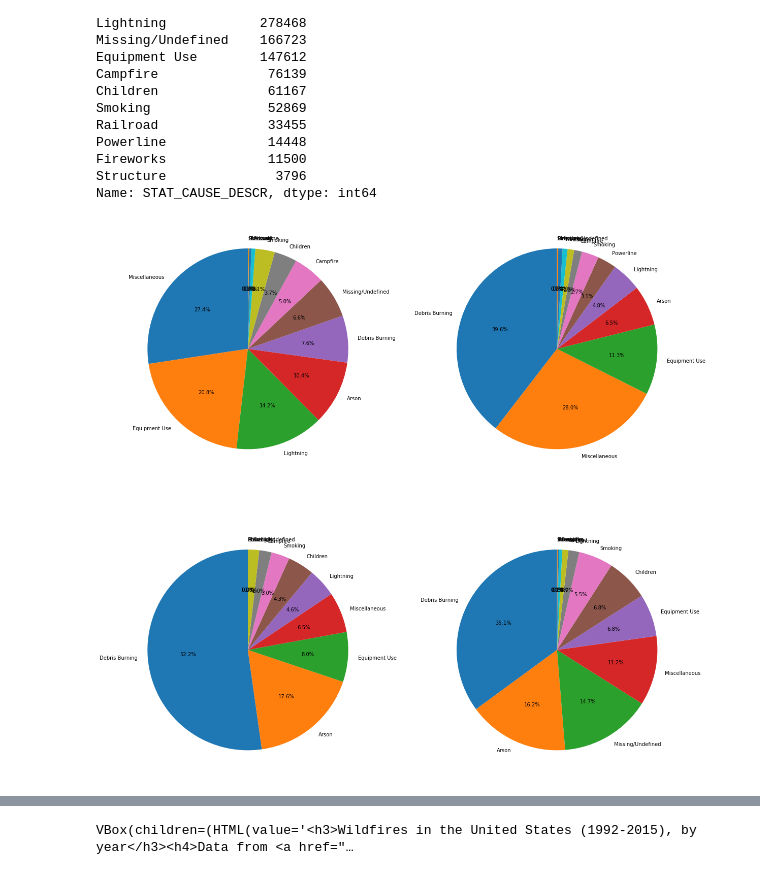
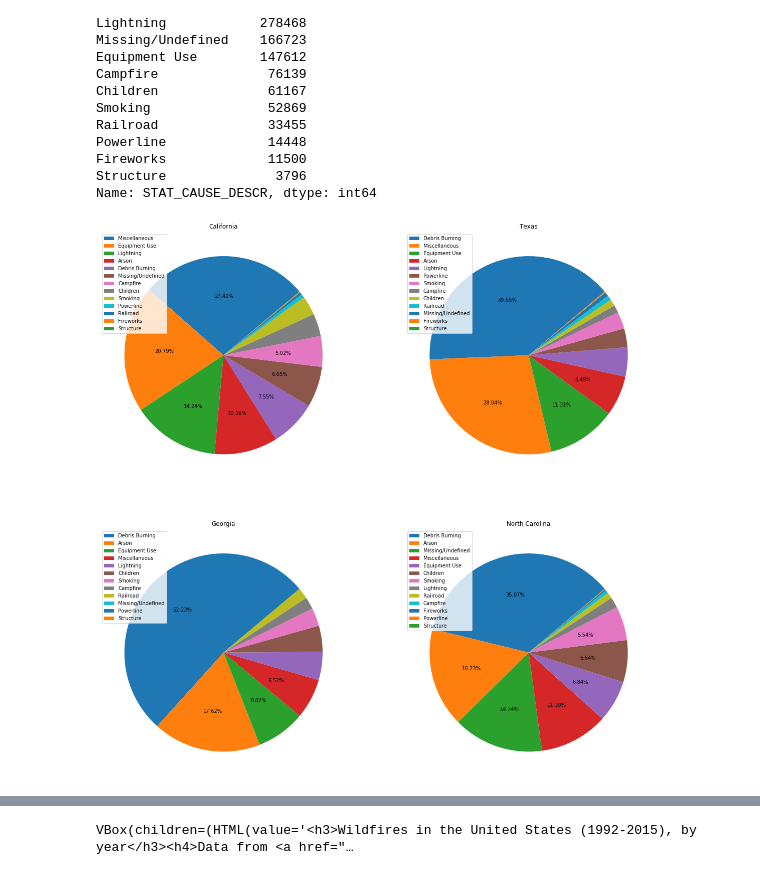
Before and after one commit to BryanSouza91/Project_1, a Jupyter notebook: Fire_Data_Analysis.ipynb, the cells around one changed output, grey strips where cells are left out. Saved outputs shown, nothing was run; the diff lists cells and outputs as text; code cells hidden in the pictures.

```diff
--- a/Fire_Data_Analysis.ipynb
+++ b/Fire_Data_Analysis.ipynb
@@ -67,0 +89,13 @@ plt.show()
+# %%
+fig, axs = plt.subplots(2, 1,figsize=(20,10))
+ax1 = axs[0]
+ax1.plot(years,nc_avg_fire_size)
+ax1.set_ylabel("North Carolina \n Average Fire Size(Acres)")
+ax1.set_ylim([-5,190])
+ax2 = axs[1]
+ax2.plot(years,nc_sum_fire_size)
+ax2.set_ylabel("North Carolina \n Sum of Fire Size (Acres)")
+ax2.set_ylim([-5,max(nc_sum_fire_size)+100000])
+plt.rcParams.update({'font.size': 10})
+plt.show()
+fig.savefig("nc_line.png")
@@ -92,20 +128,48 @@ ca_fire_size = fire_data_df[fire_data_df["STATE"] == "CA"]["FIRE_SIZE"]
 ga_fire_size = fire_data_df[fire_data_df["STATE"] == "GA"]["FIRE_SIZE"]
 tx_fire_size = fire_data_df[fire_data_df["STATE"] == "TX"]["FIRE_SIZE"]
 nc_fire_size = fire_data_df[fire_data_df["STATE"] == "NC"]["FIRE_SIZE"]
+# %%
+def _autopct(pct):
+    return ('%.2f%%' % pct) if pct > 5 else ''
 # %%
 fig, axs = plt.subplots(2, 2,figsize=(20,20))
 ax1 = axs[0, 0]
-ax1.pie(ca_fire_cause, labels=ca_fire_cause.index.values, autopct="%1.1f%%", startangle=90)
+patches1, texts1, autotexts1 = ax1.pie(ca_fire_cause,
+                                       autopct=_autopct,
+                                       startangle=40)
+ax1.set_title("California")
+ax1.legend(patches1, labels=ca_fire_cause.index.values)
+# for t in texts1:
+#     t.set_horizontalalignment('center')
 ax3 = axs[1, 0]
-ax3.pie(ga_fire_cause, labels=ga_fire_cause.index.values, autopct="%1.1f%%", startangle=90)
+patches3, texts3, autotexts3 = ax3.pie(ga_fire_cause,
+                                       autopct=_autopct,
+                                       startangle=40)
+ax3.set_title("Georgia")
+ax3.legend(patches3, labels=ga_fire_cause.index.values)
+# for t in texts3:
+#     t.set_horizontalalignment('center')
 ax2 = axs[0, 1]
-ax2.pie(tx_fire_cause, labels=tx_fire_cause.index.values, autopct="%1.1f%%", startangle=90)
+patches2, texts2, autotexts2 = ax2.pie(tx_fire_cause,
+                                       autopct=_autopct,
+                                       startangle=40)
+ax2.set_title("Texas")
+ax2.legend(patches2, labels=tx_fire_cause.index.values)
+# for t in texts2:
+#     t.set_horizontalalignment('center')
 ax4 = axs[1, 1]
-ax4.pie(nc_fire_cause, labels=nc_fire_cause.index.values, autopct="%1.1f%%", startangle=90)
-fig.savefig("Pie_charts_cause.png")
+patches4, texts4, autotexts4 = ax4.pie(nc_fire_cause,
+                                       autopct=_autopct,
+                                       startangle=40)
+ax4.set_title("North Carolina")
+ax4.legend(patches4, labels=nc_fire_cause.index.values)
+# for t in texts4:
+#     t.set_horizontalalignment('center')
+fig.savefig("pie_charts_cause.png")
+plt.rcParams.update({'font.size': 10})
 plt.show()
 # %% [output]
-[figure, old version]
+[figure, new version]
 # %%
 # scatter plot top 4 states x=disc_doy y=fire_size mask=days_to_cont
 # %%
```
Also changed, not shown: parts of 17 cells of this notebook, 10 other files.
